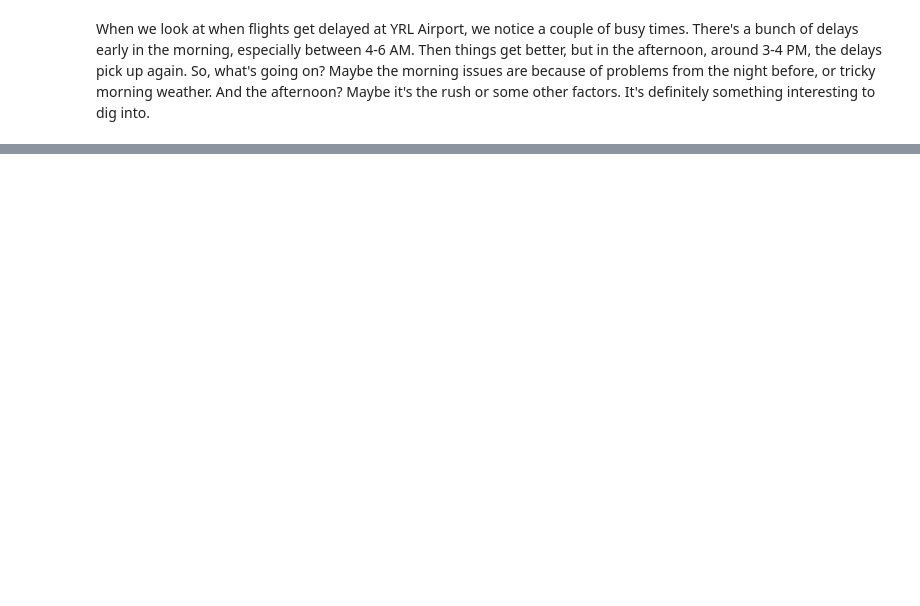
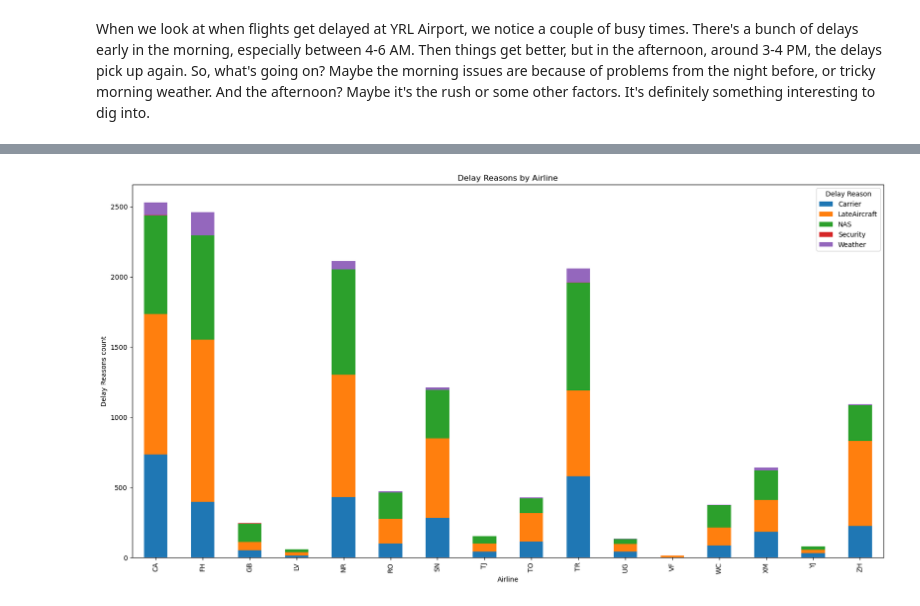
Before and after one commit to AnthonyNoreska/flight-delay-analysis, a Jupyter notebook: Flight-Analysis.ipynb, the cells around one changed output, grey strips where cells are left out. Saved outputs shown, nothing was run; the diff lists cells and outputs as text; code cells hidden in the pictures; blank space fills up the shorter version.

```diff
--- a/Flight-Analysis.ipynb
+++ b/Flight-Analysis.ipynb
@@ -849,0 +752,19 @@ When we look at when flights get delayed at YRL Airport, we notice a couple of b
+# %%
+# Count occurrences of delay reasons for each airline and remove all null values.
+delay_reason_counts = df.groupby(["Airline", "Delay_Reason"]).size().unstack(fill_value=0)
+
+# Plot the multi bar graph
+x_values = delay_reason_counts.plot(kind="bar", stacked=True, figsize=(20, 10))
+
+plt.xlabel("Airline")
+plt.ylabel("Delay Reasons count")
+plt.title("Delay Reasons by Airline")
+plt.legend(title="Delay Reason")
+
+# Customize x-axis ticks to show only the airlines
+x_values.set_xticks(range(len(delay_reason_counts.index)))
+x_values.set_xticklabels(delay_reason_counts.index)
+
+plt.show()
+# %% [output]
+[figure, added]
```
Also changed, not shown: parts of 34 cells of this notebook.
